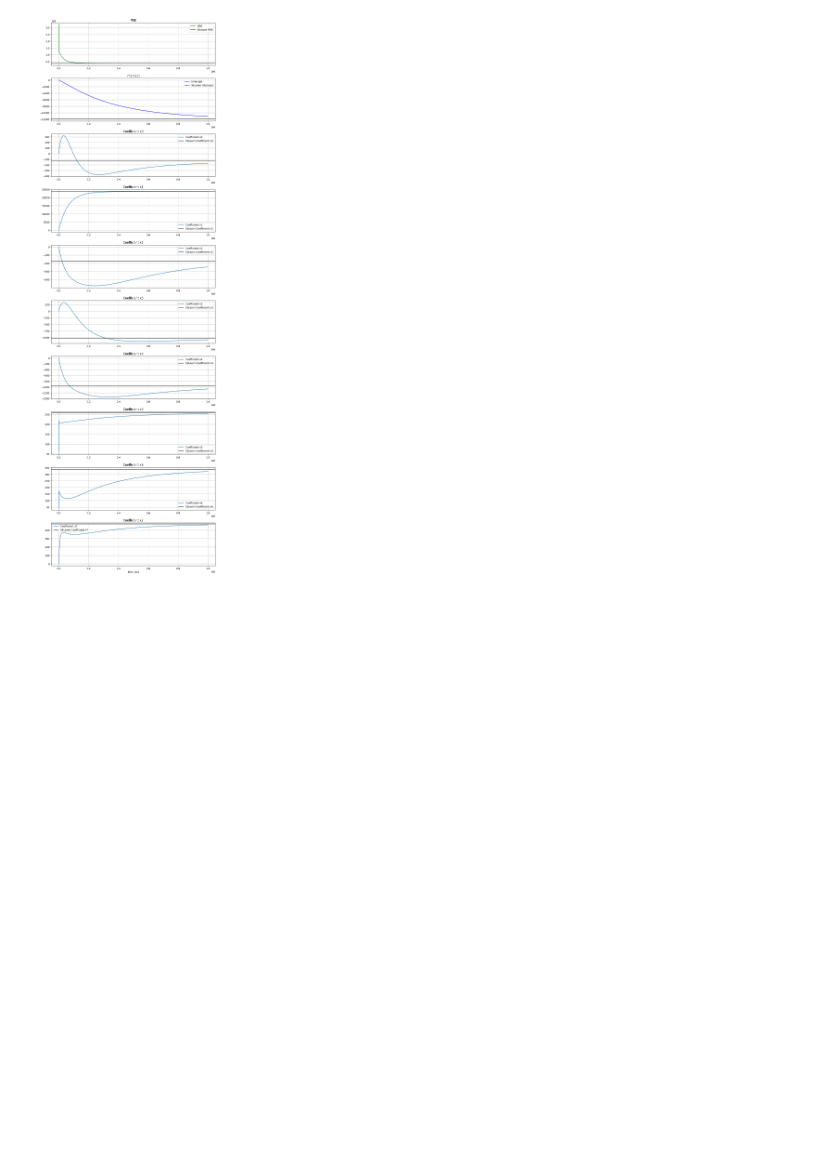
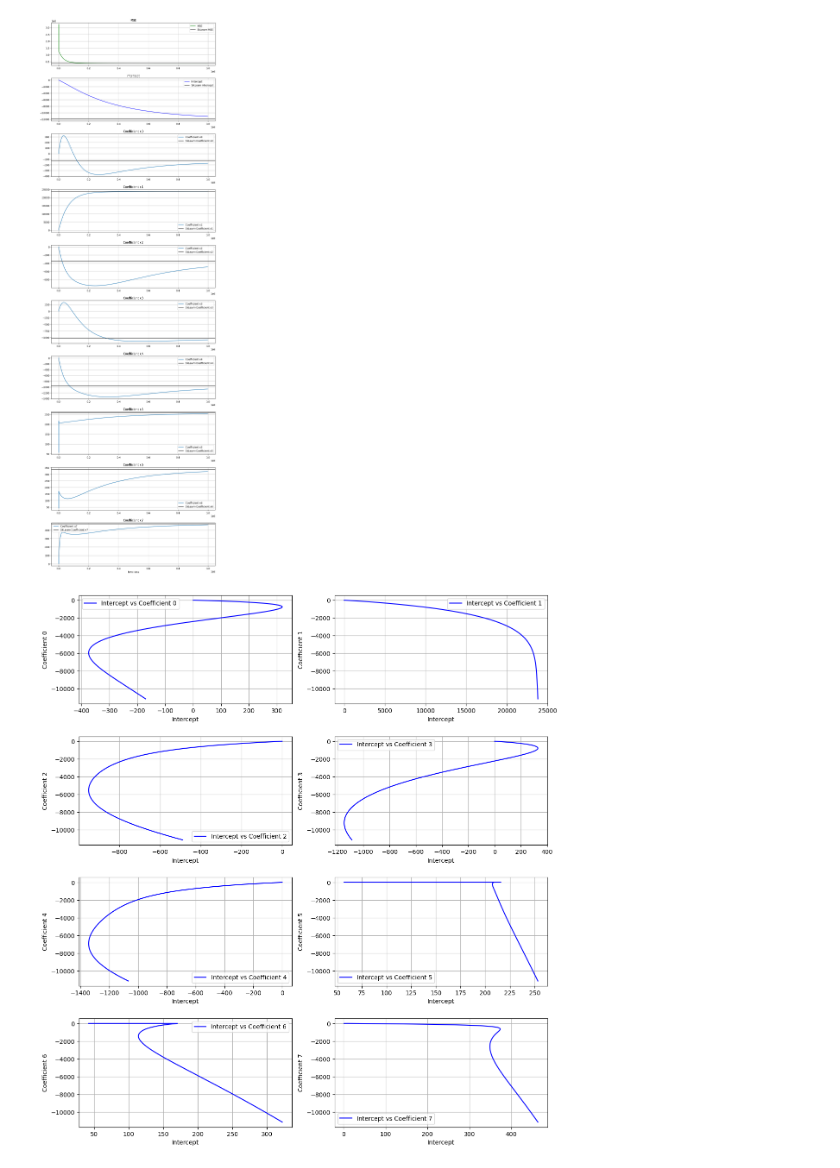
Before and after one commit to ICAI-IMAT-ML/p2-4-Coolgolf1, a Jupyter notebook: notebook/Lab_2_4_LR2.ipynb, the cells around one changed output. Cells and saved outputs as stored; diff of their text form; code cells hidden in the pictures; blank space fills up the shorter version.

```diff
--- a/notebook/Lab_2_4_LR2.ipynb
+++ b/notebook/Lab_2_4_LR2.ipynb
@@ -403,7 +403,11 @@ linreg = LinearRegressor()
 # %%
 iterations = 1000000
 mse_list, coefficients, intercepts = linreg.fit(
-    X_encoded, y, method="gradient_descent", learning_rate=0.0001, iterations=iterations
+    X_encoded,
+    y,
+    method="gradient_descent",
+    learning_rate=0.0001,
+    iterations=iterations,
 )
 
 y_pred = linreg.predict(X_encoded)
@@ -437,7 +441,7 @@ coefficients_sk = linreg_sk.coef_
 space = [i for i in range(iterations)]
 
 columns = 10
-n_coefficients = 8
+n_coefficients = X_encoded.shape[1]
 
 fig, axes = plt.subplots(columns, 1, figsize=(12, 4 * columns))
 
@@ -472,3 +476,32 @@ axes[9].set_xlabel("Iterations")
 plt.show()
 # %% [output]
 [figure]
+# %%
+fig, axes = plt.subplots(4, 2, figsize=(14, 16))
+
+plt.subplots_adjust(hspace=0.3)
+
+values = [[coefficients[i][j] for i in range(iterations)] for j in range(8)]
+
+k = 0
+
+for i in range(4):
+    for j in range(2):
+        if k > 7:
+            break
+
+        axes[i][j].plot(
+            values[k],
+            intercepts,
+            "-",
+            label=f"Intercept vs Coefficient {k}",
+            color="blue",
+        )
+
+        axes[i][j].set_xlabel("Intercept")
+        axes[i][j].set_ylabel(f"Coefficient {k}")
+        axes[i][j].legend()
+        axes[i][j].grid()
+        k += 1
+# %% [output]
+[figure, added]
```
Also changed, not shown: parts of 1 cell of this notebook, 1 other file.
